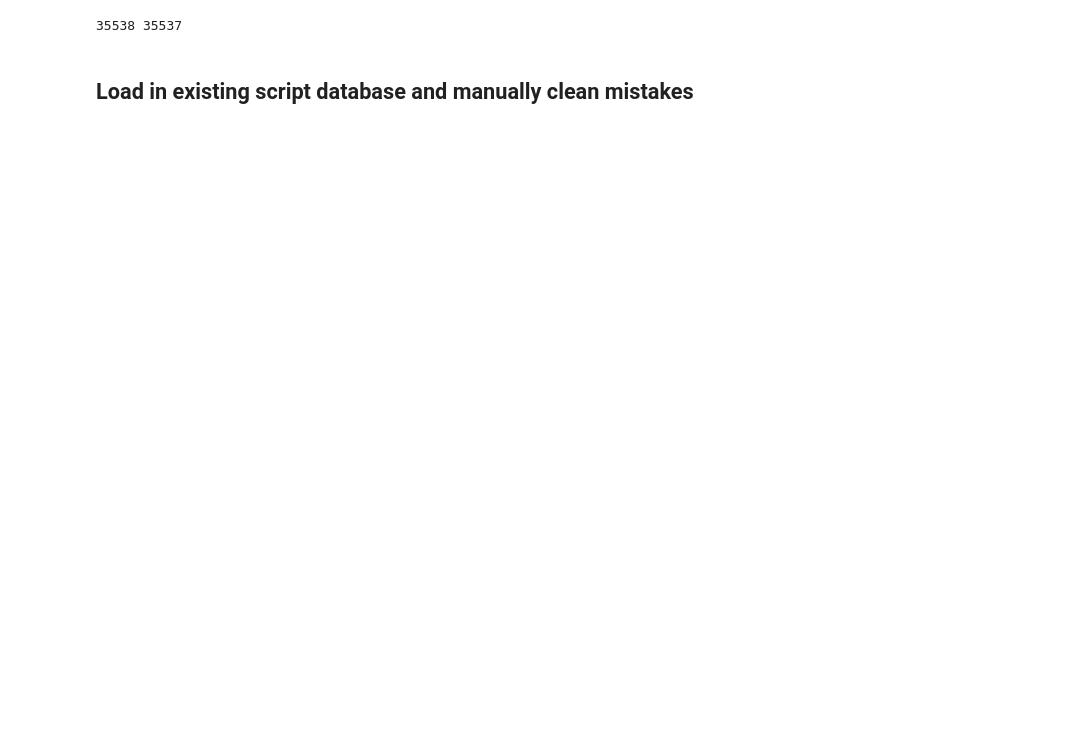
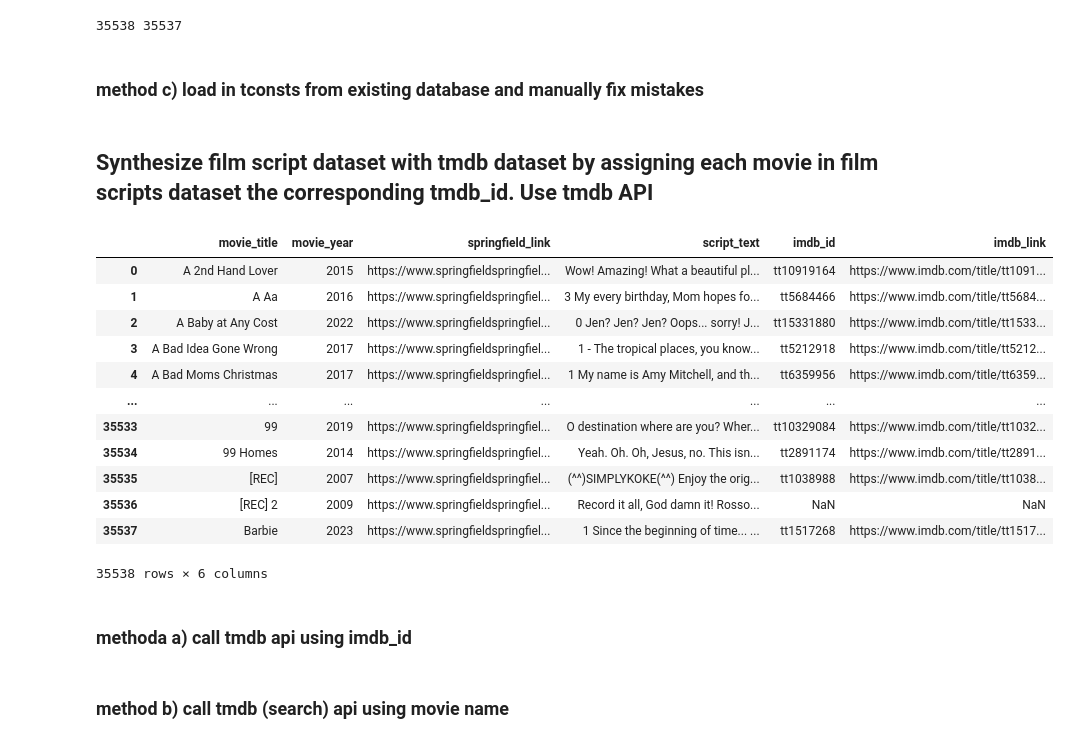
Before and after one commit to nfasano/movie_recsys, a Jupyter notebook: recsys_content_based/data_cleaning_and_synthesis.ipynb, the cells around one changed output. Saved outputs shown, nothing was run; the diff lists cells and outputs as text; code cells hidden in the pictures; blank space fills up the shorter version.

```diff
--- a/recsys_content_based/data_cleaning_and_synthesis.ipynb
+++ b/recsys_content_based/data_cleaning_and_synthesis.ipynb
@@ -232,6 +235,30 @@ df_orig['imdb_link'] = 'https://www.imdb.com/title/' + df_orig['imdb_id'] + '/'
 # save changes
 df_orig.to_csv('data_cleaning_and_synthesis_out\\springfield_movie_scripts_2023_01_13_cleaned_with_imdb_id.csv')
 # %% [markdown]
-## Load in existing script database and manually clean mistakes
+### method c) load in tconsts from existing database and manually fix mistakes
 # %%
 # TO DO: add functions to update database entries, similar to SQL UPDATE command
+# %% [markdown]
+## Synthesize film script dataset with tmdb dataset by assigning each movie in film scripts dataset the corresponding tmdb_id. Use tmdb API
+# %%
+import pandas as pd
+import requests
+df_orig = pd.read_csv('data_cleaning_and_synthesis_out\\springfield_movie_scripts_2023_01_13_cleaned_with_imdb_id.csv', index_col = [0])
+# %%
+df_orig
+# %% [output]
+|  | movie_title | movie_year | springfield_link | script_text | imdb_id | imdb_link |
+| 0 | A 2nd Hand Lover | 2015 | https://www.springfieldspringfiel... | Wow! Amazing! What a beautiful pl... | tt10919164 | https://www.imdb.com/title/tt1091... |
+| 1 | A Aa | 2016 | https://www.springfieldspringfiel... | 3 My every birthday, Mom hopes fo... | tt5684466 | https://www.imdb.com/title/tt5684... |
+| 2 | A Baby at Any Cost | 2022 | https://www.springfieldspringfiel... | 0 Jen? Jen? Jen? Oops... sorry! J... | tt15331880 | https://www.imdb.com/title/tt1533... |
+| 3 | A Bad Idea Gone Wrong | 2017 | https://www.springfieldspringfiel... | 1 - The tropical places, you know... | tt5212918 | https://www.imdb.com/title/tt5212... |
+| 4 | A Bad Moms Christmas | 2017 | https://www.springfieldspringfiel... | 1 My name is Amy Mitchell, and th... | tt6359956 | https://www.imdb.com/title/tt6359... |
+| ... | ... | ... | ... | ... | ... | ... |
+| 35533 | 99 | 2019 | https://www.springfieldspringfiel... | O destination where are you? Wher... | tt10329084 | https://www.imdb.com/title/tt1032... |
+| 35534 | 99 Homes | 2014 | https://www.springfieldspringfiel... | Yeah. Oh. Oh, Jesus, no. This isn... | tt2891174 | https://www.imdb.com/title/tt2891... |
+| 35535 | [REC] | 2007 | https://www.springfieldspringfiel... | (^^)SIMPLYKOKE(^^) Enjoy the orig... | tt1038988 | https://www.imdb.com/title/tt1038... |
+| 35536 | [REC] 2 | 2009 | https://www.springfieldspringfiel... | Record it all, God damn it! Rosso... | NaN | NaN |
+| 35537 | Barbie | 2023 | https://www.springfieldspringfiel... | 1 Since the beginning of time... ... | tt1517268 | https://www.imdb.com/title/tt1517... |
+35538 rows × 6 columns
+# %% [markdown]
+### methoda a) call tmdb api using imdb_id
@@ -237,0 +280,2 @@ df_orig.to_csv('data_cleaning_and_synthesis_out\\springfield_movie_scripts_2023_
+# %% [markdown]
+### method b) call tmdb (search) api using movie name
```
Also changed, not shown: parts of 15 cells of this notebook, 7 other files.
